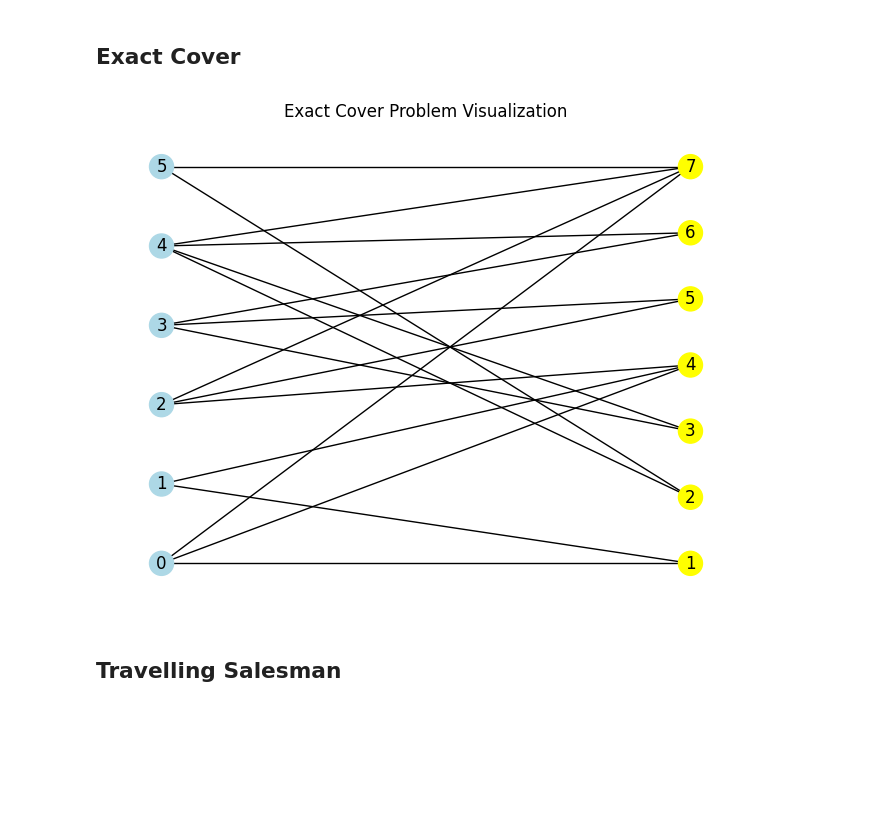
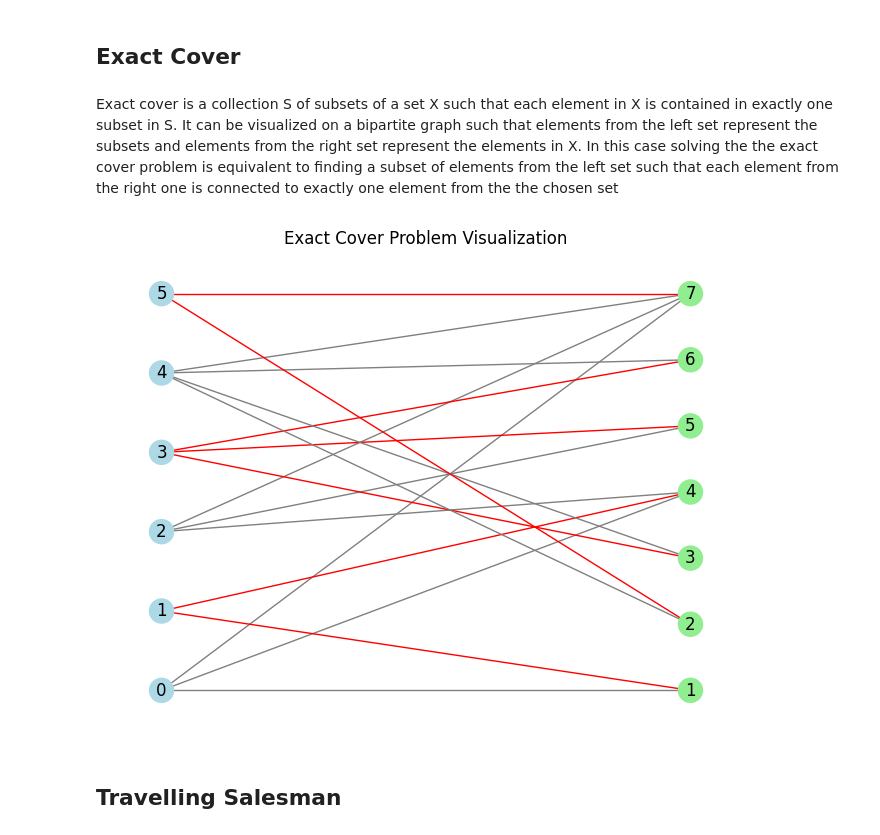
Before and after one commit to PCSS-Quantum/QLauncher, a Jupyter notebook: docs/tutorials/problem_types.ipynb, the cells around one changed output. Saved outputs shown, nothing was run; the diff lists cells and outputs as text; code cells hidden in the pictures; blank space fills up the shorter version.

```diff
--- a/docs/tutorials/problem_types.ipynb
+++ b/docs/tutorials/problem_types.ipynb
@@ -40,10 +52,12 @@ mc.visualize()
 # %% [markdown]
 ## Exact Cover
+# %% [markdown]
+Exact cover is a collection S of subsets of a set X such that each element in X is contained in exactly one subset in S. It can be visualized on a bipartite graph such that elements from the left set represent the subsets and elements from the right set represent the elements in X. In this case solving the the exact cover problem is equivalent to finding a subset of elements from the left set such that each element from the right one is connected to exactly one element from the the chosen set
 # %%
 ec = EC.from_preset('toy')
-ec.visualize()
+ec.visualize('010101')
 # %% [output]
-[figure, old version]
+[figure, new version]
 # %% [markdown]
 ## Travelling Salesman
 # %%
```
Also changed, not shown: parts of 20 cells of this notebook, 3 other files.
